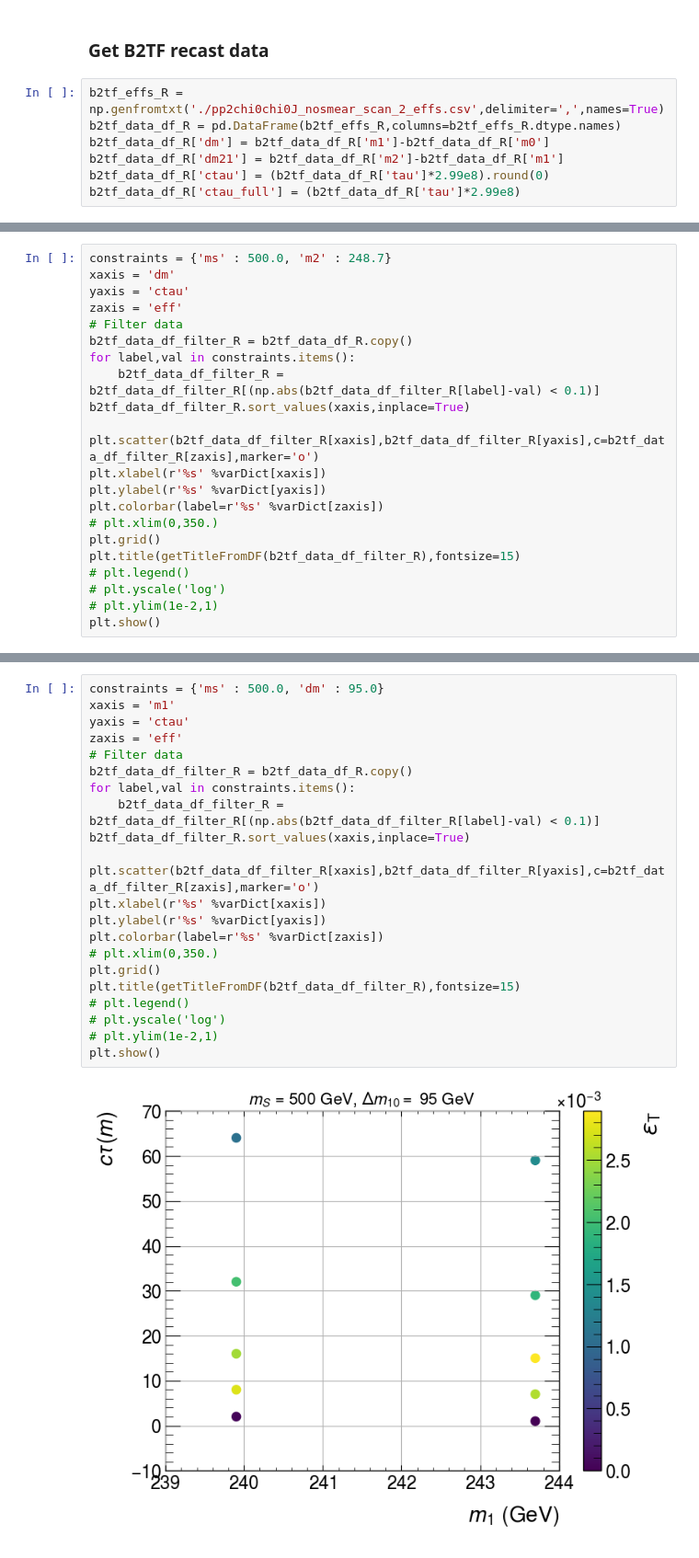
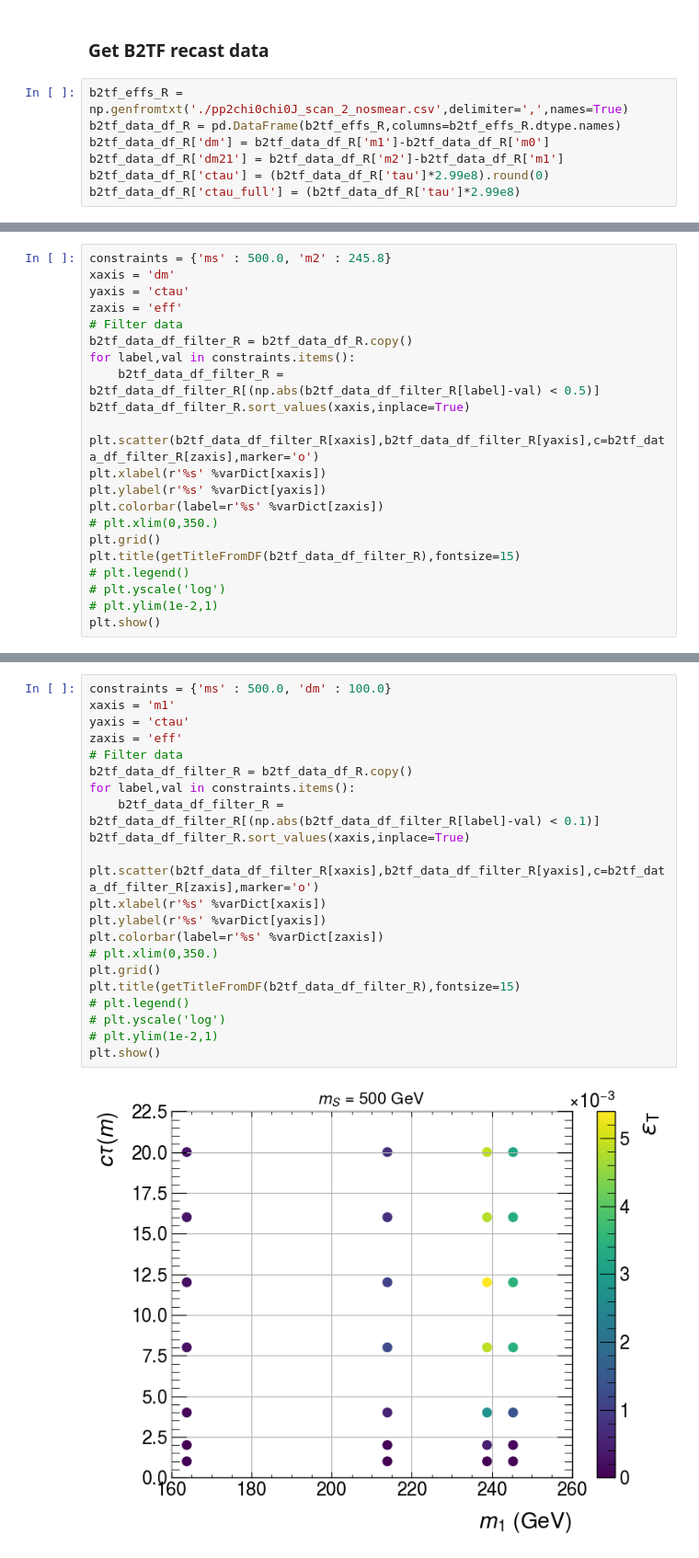
Before and after one commit to andlessa/back2futureTrigger, a Jupyter notebook: B2TF-Trigger/plotEffs_2.ipynb, the cells around one changed output, grey strips where cells are left out. Shown: that part at 92% size. Drawn from its saved outputs; the diff is of its cells as text.

```diff
--- a/B2TF-Trigger/plotEffs_2.ipynb
+++ b/B2TF-Trigger/plotEffs_2.ipynb
@@ -15,7 +15,7 @@ except:
 # %% [markdown]
 ### Get B2TF recast data
 # %%
-b2tf_effs_R = np.genfromtxt('./pp2chi0chi0J_nosmear_scan_2_effs.csv',delimiter=',',names=True)
+b2tf_effs_R = np.genfromtxt('./pp2chi0chi0J_scan_2_nosmear.csv',delimiter=',',names=True)
 b2tf_data_df_R = pd.DataFrame(b2tf_effs_R,columns=b2tf_effs_R.dtype.names)
 b2tf_data_df_R['dm'] = b2tf_data_df_R['m1']-b2tf_data_df_R['m0']
 b2tf_data_df_R['dm21'] = b2tf_data_df_R['m2']-b2tf_data_df_R['m1']
@@ -37,12 +36,12 @@ print(b2tf_data_df_R['dm21'].unique())
 # %%
-constraints = {'ms' : 500.0, 'm2' : 248.7}
+constraints = {'ms' : 500.0, 'm2' : 245.8}
 xaxis = 'dm'
 yaxis = 'ctau'
 zaxis = 'eff'
 # Filter data
 b2tf_data_df_filter_R = b2tf_data_df_R.copy()
 for label,val in constraints.items():
-    b2tf_data_df_filter_R = b2tf_data_df_filter_R[(np.abs(b2tf_data_df_filter_R[label]-val) < 0.1)]
+    b2tf_data_df_filter_R = b2tf_data_df_filter_R[(np.abs(b2tf_data_df_filter_R[label]-val) < 0.5)]
 b2tf_data_df_filter_R.sort_values(xaxis,inplace=True)
 
 plt.scatter(b2tf_data_df_filter_R[xaxis],b2tf_data_df_filter_R[yaxis],c=b2tf_data_df_filter_R[zaxis],marker='o')
@@ -61,27 +60,27 @@ plt.show()
 # %%
-constraints = {'ms' : 500.0, 'dm' : 95.0}
+constraints = {'ms' : 500.0, 'dm' : 100.0}
 xaxis = 'm1'
 yaxis = 'ctau'
 zaxis = 'eff'
 # Filter data
 b2tf_data_df_filter_R = b2tf_data_df_R.copy()
 for label,val in constraints.items():
     b2tf_data_df_filter_R = b2tf_data_df_filter_R[(np.abs(b2tf_data_df_filter_R[label]-val) < 0.1)]
 b2tf_data_df_filter_R.sort_values(xaxis,inplace=True)
 
 plt.scatter(b2tf_data_df_filter_R[xaxis],b2tf_data_df_filter_R[yaxis],c=b2tf_data_df_filter_R[zaxis],marker='o')
 plt.xlabel(r'%s' %varDict[xaxis])
 plt.ylabel(r'%s' %varDict[yaxis])
 plt.colorbar(label=r'%s' %varDict[zaxis])
 # plt.xlim(0,350.)
 plt.grid()
 plt.title(getTitleFromDF(b2tf_data_df_filter_R),fontsize=15)
 # plt.legend()
 # plt.yscale('log')
 # plt.ylim(1e-2,1)
 plt.show()
 # %% [output]
-[figure, old version]
+[figure, new version]
 # %%
 b2tf_data_df_filter_R['m2'].unique()
 # %% [output]
```
Also changed, not shown: parts of 7 cells of this notebook, 1 other file.
